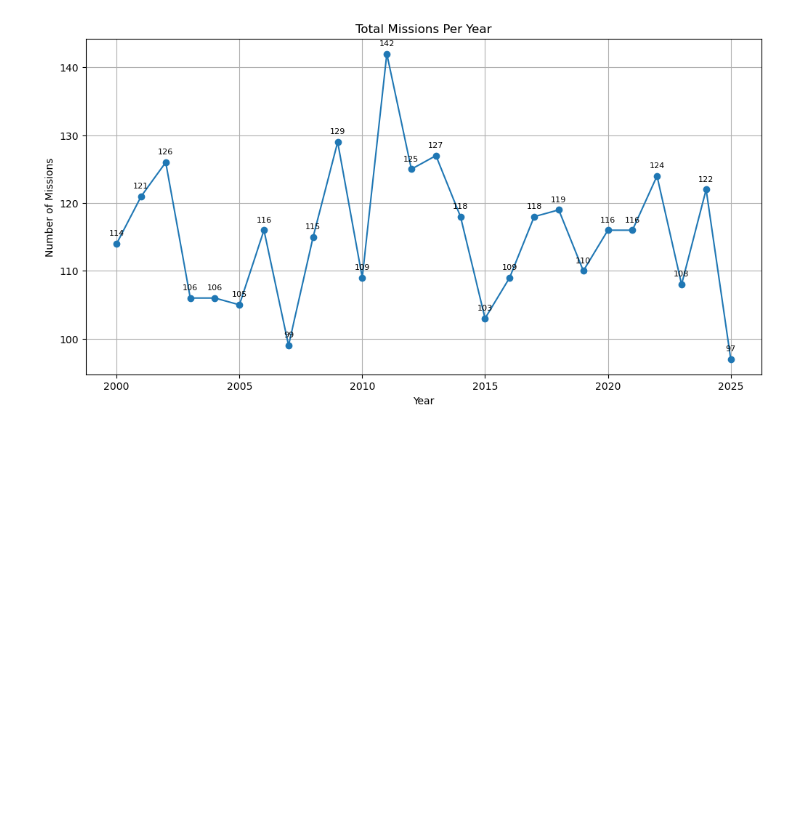
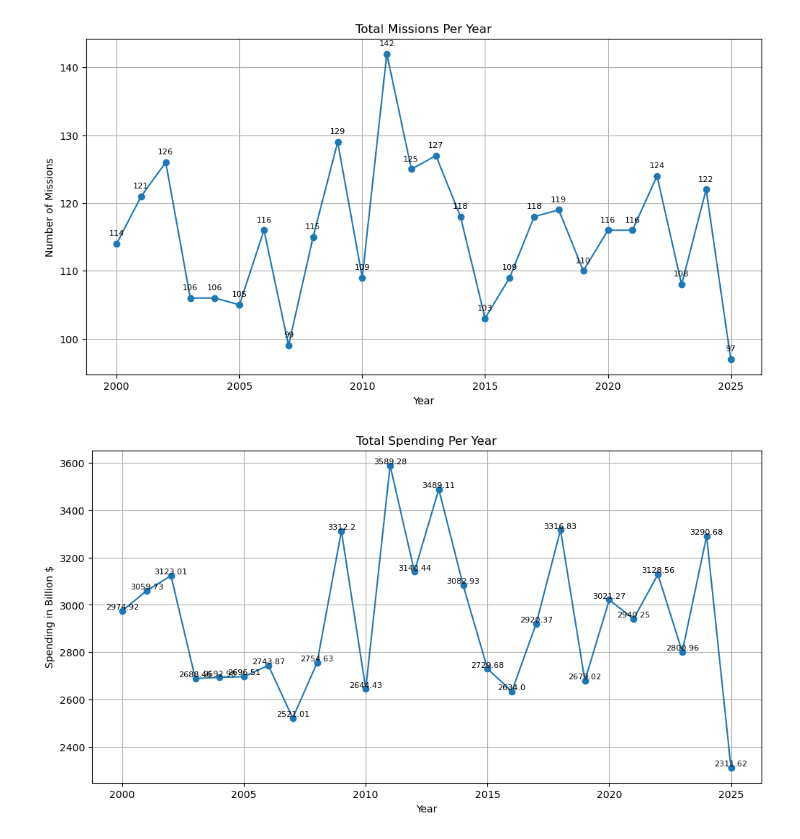
Before and after one commit to FlazeFy2/DS-Global-Space-Exploration, a Jupyter notebook: exploratory data analysis-line.ipynb, the cells around one changed output. Saved outputs shown, nothing was run; the diff lists cells and outputs as text; code cells hidden in the pictures; blank space fills up the shorter version.

Commit message:
[DS] Exploratory Data Analysis (EDA) - Line Chart Total Spending per Year

```diff
--- a/exploratory data analysis-line.ipynb
+++ b/exploratory data analysis-line.ipynb
@@ -33,3 +33,38 @@ for x, y in zip(missions_per_year.index, missions_per_year.values):
 plt.show()
 # %% [output]
 [figure]
+# %%
+import pandas as pd
+import statistics
+import numpy as np
+import matplotlib.pyplot as plt
+import squarify
+
+# Declaration
+# Exploratory Data Analysis (EDA) - Line Chart Total Spending per Year
+data = pd.read_csv("Global_Space_Exploration_Dataset.csv", encoding="ISO-8859-1")
+
+if 'Year' not in data.columns:
+    if 'Date' in data.columns:
+        data['Year'] = pd.to_datetime(data['Date'], errors='coerce').dt.year
+    else:
+        raise ValueError("No 'Year' or 'Date' column found in the dataset")
+
+# Group by year and count the number of missions
+spending_per_year = data.groupby('Year')['Budget (in Billion $)'].sum().sort_index()
+
+# Plot Line Chart
+plt.figure(figsize=(12, 6))
+plt.plot(spending_per_year.index, spending_per_year.values, marker='o')
+plt.title('Total Spending Per Year')
+plt.xlabel('Year')
+plt.ylabel('Spending in Billion $')
+plt.grid(True)
+
+# Add Label
+for x, y in zip(spending_per_year.index, spending_per_year.values):
+    plt.text(x, y + 1, str(y), ha='center', va='bottom', fontsize=8)
+
+plt.show()
+# %% [output]
+[figure, added]
```
Also changed, not shown: parts of 1 cell of this notebook.
